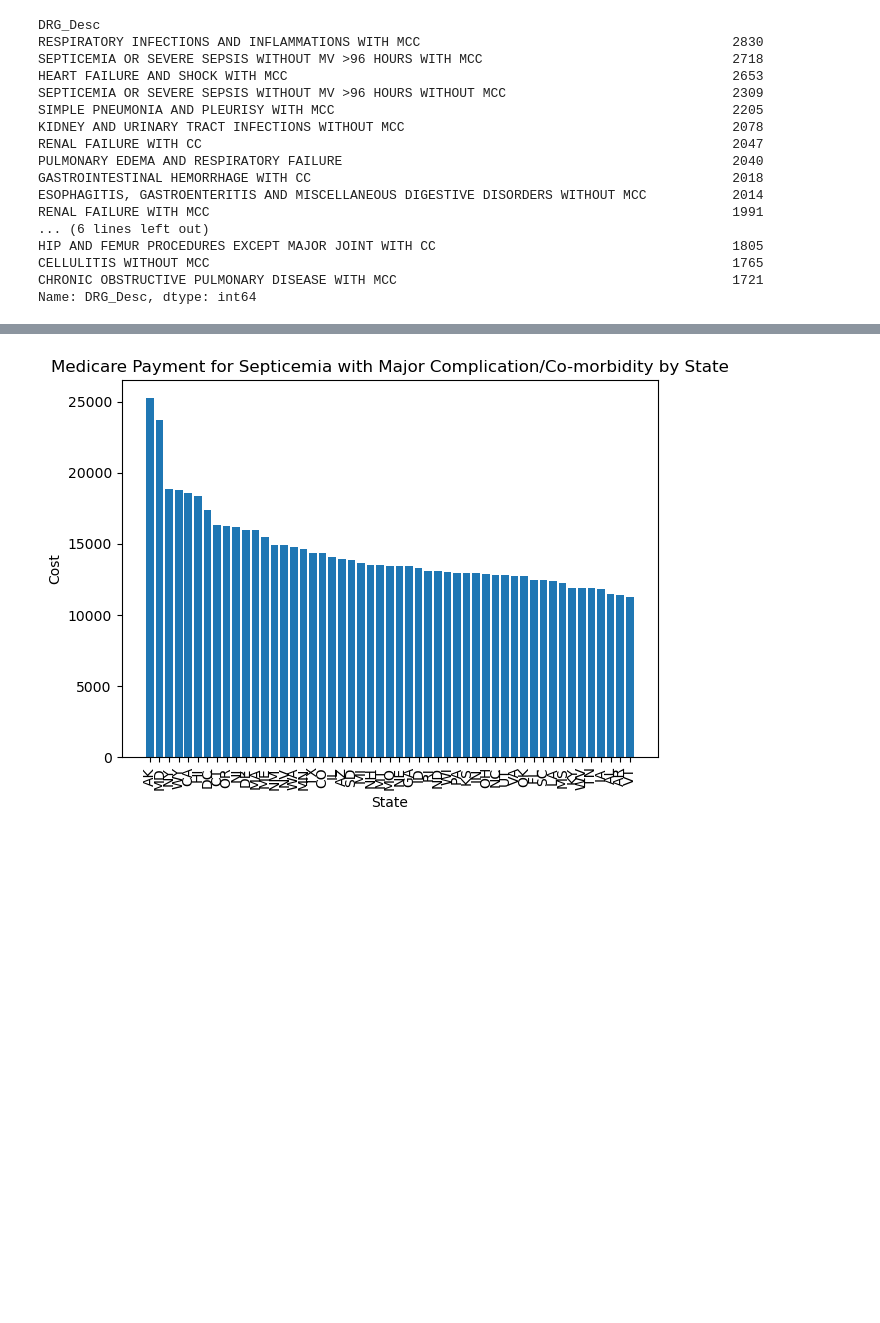
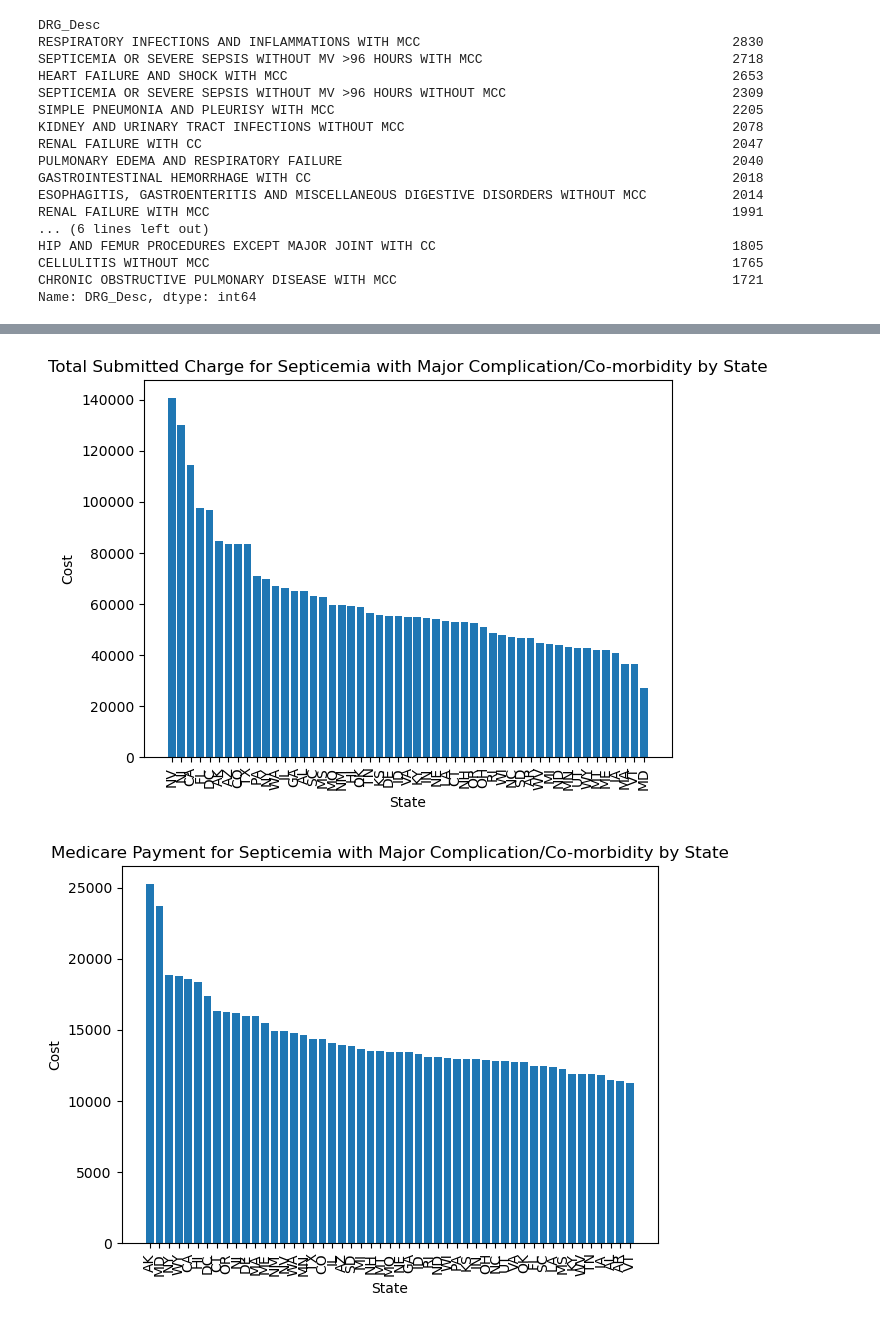
Before and after one commit to kgndirangu/project1, a Jupyter notebook: medicare.ipynb, the cells around one changed output, grey strips where cells are left out. Saved outputs shown, nothing was run; the diff lists cells and outputs as text; code cells hidden in the pictures; blank space fills up the shorter version.

```diff
--- a/medicare.ipynb
+++ b/medicare.ipynb
@@ -182,3 +202,17 @@ cost_summary_sep_mcc
+# %%
+# Create a bar chart of total payments by state
+height = cost_summary_sep_mcc["Mean Submitted Covered Charge"].sort_values(ascending=False)
+
+plt.bar(x=height.index, height=height)
+plt.title("Total Submitted Charge for Septicemia with Major Complication/Co-morbidity by State")
+plt.xlabel("State")
+plt.ylabel("Cost")
+plt.xticks(rotation = 90)
+plt.tight_layout()
+plt.savefig("Chart3.png")
+plt.show()
+# %% [output]
+[figure, added]
 # %%
 # Create a bar chart of medicare payments by state
 height = cost_summary_sep_mcc["Average Medicare Payment Amount"].sort_values(ascending=False)
```
Also changed, not shown: parts of 11 cells of this notebook, 3 other files.
